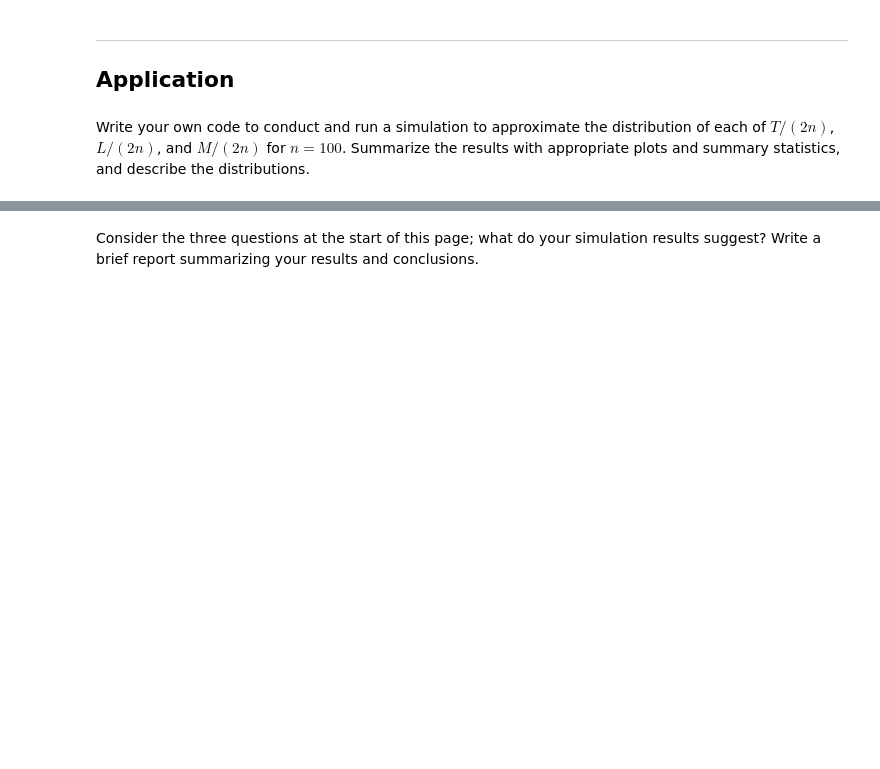
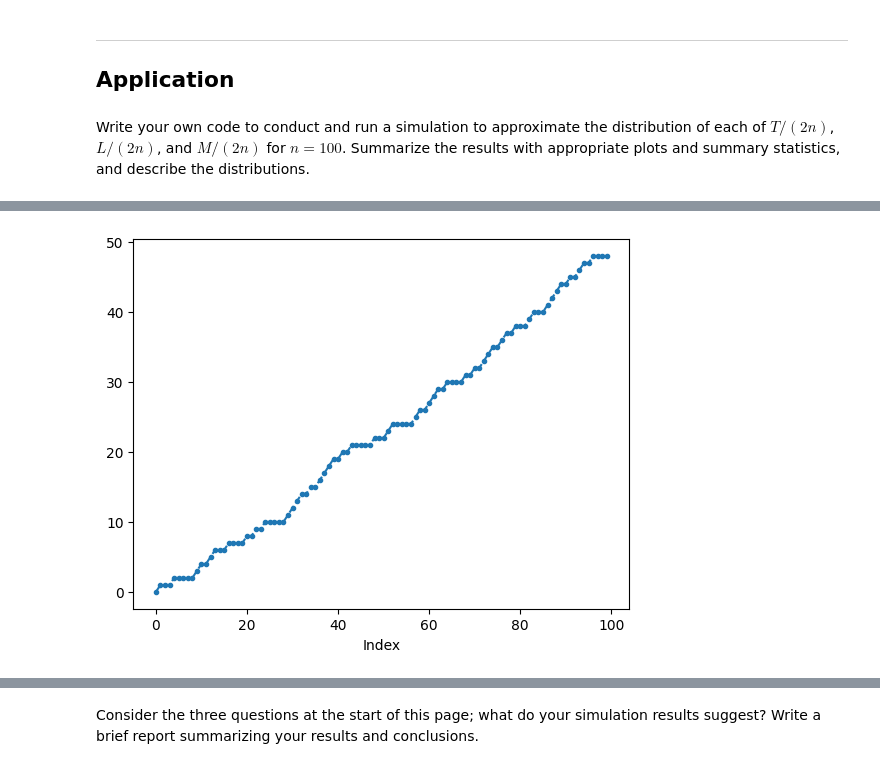
Before and after one commit to NRJaggers/Applied-Stochastic-Processes, a Jupyter notebook: Applications/1-Simple_Random_Walk/Simple_Random_Walk.ipynb, the cells around one changed output, grey strips where cells are left out. Saved outputs shown, nothing was run; the diff lists cells and outputs as text; code cells hidden in the pictures; blank space fills up the shorter version.

```diff
--- a/Applications/1-Simple_Random_Walk/Simple_Random_Walk.ipynb
+++ b/Applications/1-Simple_Random_Walk/Simple_Random_Walk.ipynb
@@ -88,0 +69,4 @@ A.sim(1).plot(alpha = 1)
+# %%
+B.sim(1).plot(alpha = 1, tmin = 0, tmax = 100)
+# %% [output]
+[figure, added]
```
Also changed, not shown: parts of 5 cells of this notebook.
